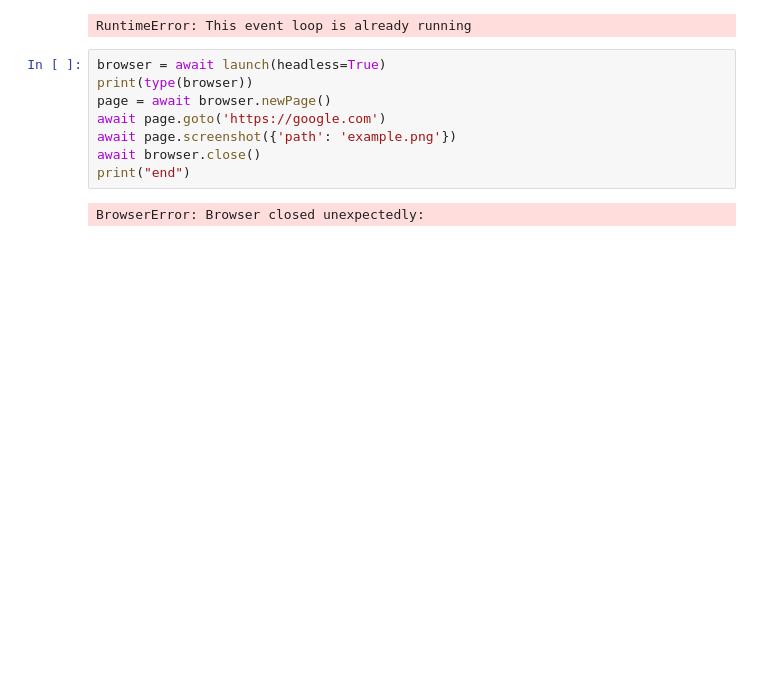
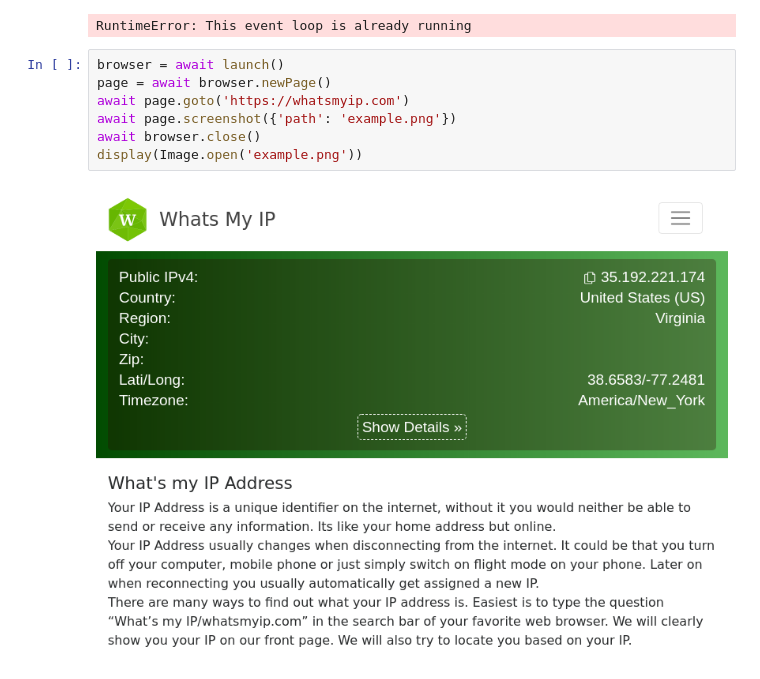
Before and after one commit to fmspatrickrosendahl/my-first-binder, a Jupyter notebook: website_pyppeteer.ipynb, the cells around one changed output. Cells and saved outputs as stored; diff of their text form; blank space fills up the shorter version.

```diff
--- a/website_pyppeteer.ipynb
+++ b/website_pyppeteer.ipynb
@@ -13,12 +15,11 @@ asyncio.get_event_loop().run_until_complete(main())
 # %% [output]
 RuntimeError: This event loop is already running
 # %%
-browser = await launch(headless=True)
-print(type(browser))
+browser = await launch()
 page = await browser.newPage()
-await page.goto('https://google.com')
+await page.goto('https://whatsmyip.com')
 await page.screenshot({'path': 'example.png'})
 await browser.close()
-print("end")
+display(Image.open('example.png'))
 # %% [output]
-BrowserError: Browser closed unexpectedly:
+[figure, added]
```
Also changed, not shown: parts of 4 cells of this notebook.
